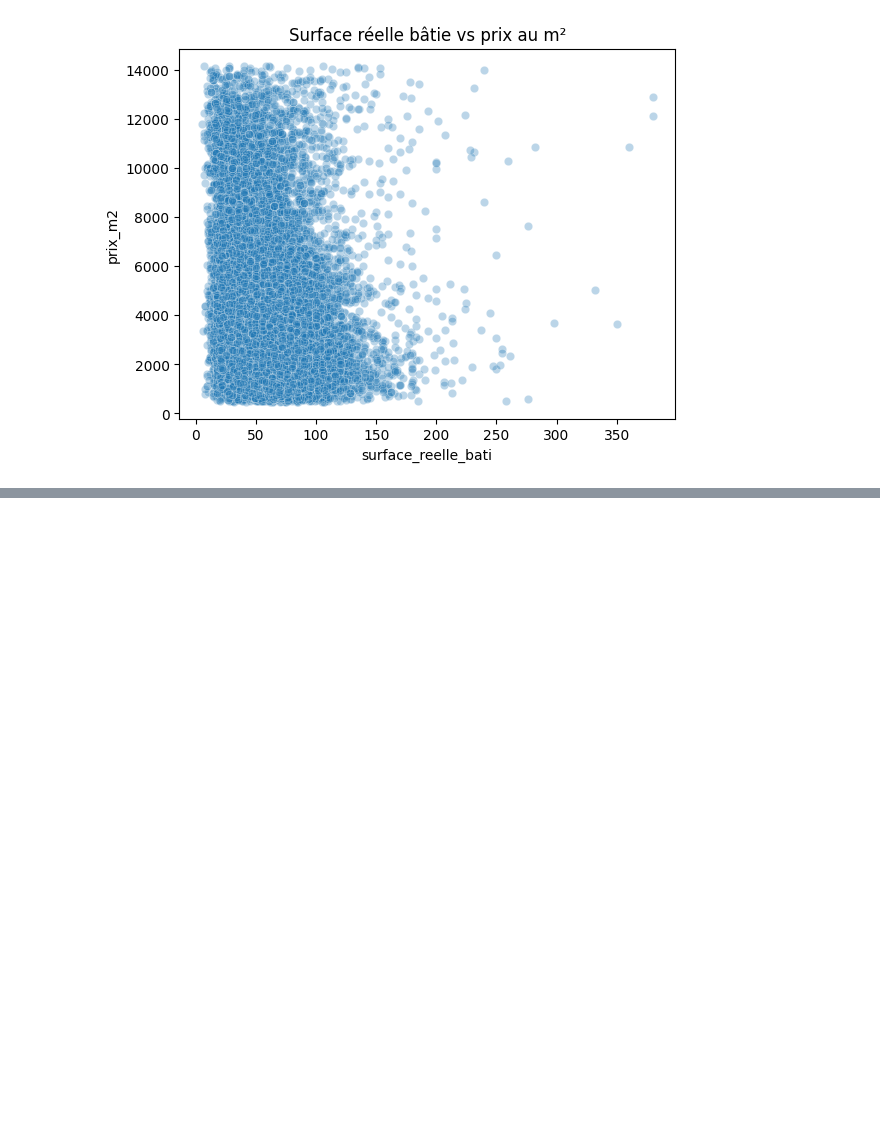
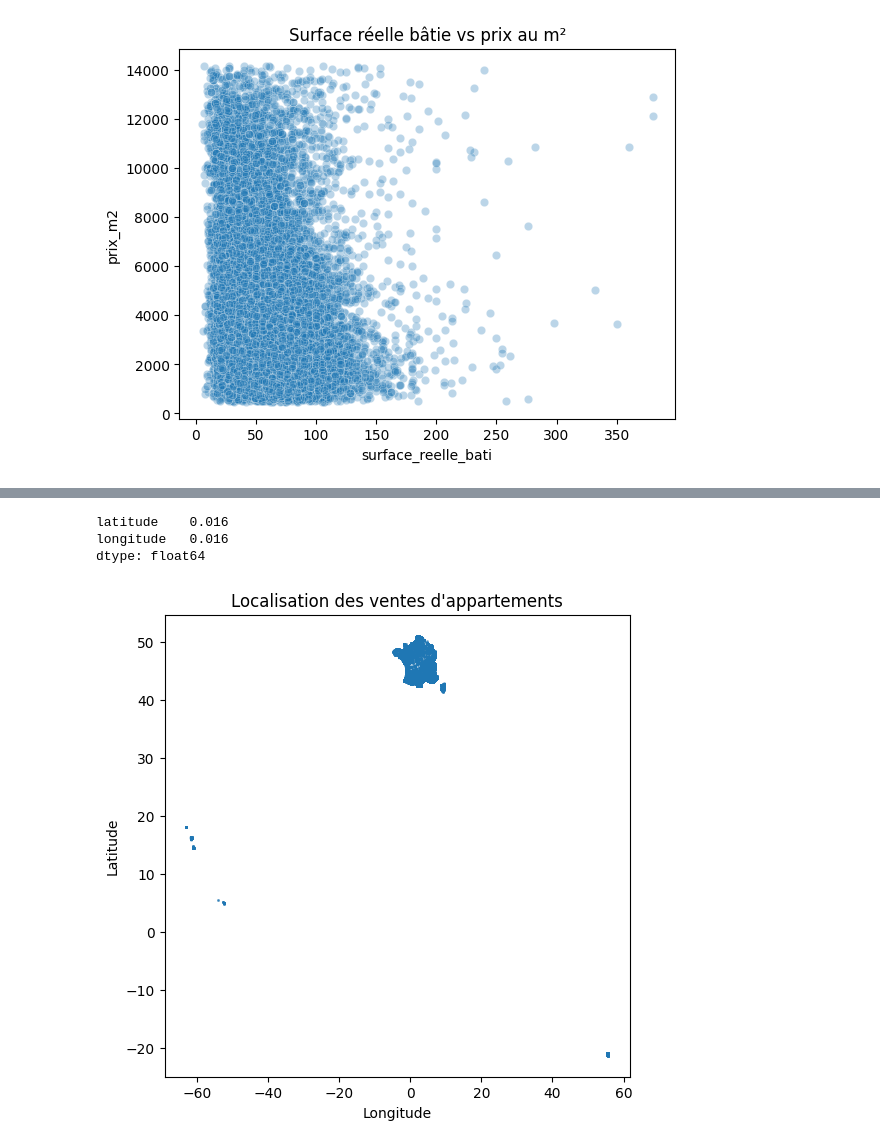
Before and after one commit to standemdem/compagnon-immobilier, a Jupyter notebook: notebooks/06_EDA_finale_appartements.ipynb, the cells around one changed output, grey strips where cells are left out. Cells and saved outputs as stored; diff of their text form; code cells hidden in the pictures; blank space fills up the shorter version.

```diff
--- a/notebooks/06_EDA_finale_appartements.ipynb
+++ b/notebooks/06_EDA_finale_appartements.ipynb
@@ -241,0 +345,22 @@ plt.show()
+# %%
+df_eda[["latitude", "longitude"]].isna().mean()
+# %% [output]
+latitude    0.016
+longitude   0.016
+dtype: float64
+# %%
+df_geo = df_eda.dropna(subset=["latitude", "longitude"]).copy()
+
+plt.figure(figsize=(6,6))
+plt.scatter(
+    df_geo["longitude"],
+    df_geo["latitude"],
+    s=1,
+    alpha=0.2
+)
+plt.xlabel("Longitude")
+plt.ylabel("Latitude")
+plt.title("Localisation des ventes d'appartements")
+plt.show()
+# %% [output]
+[figure, added]
```
Also changed, not shown: parts of 11 cells of this notebook.
